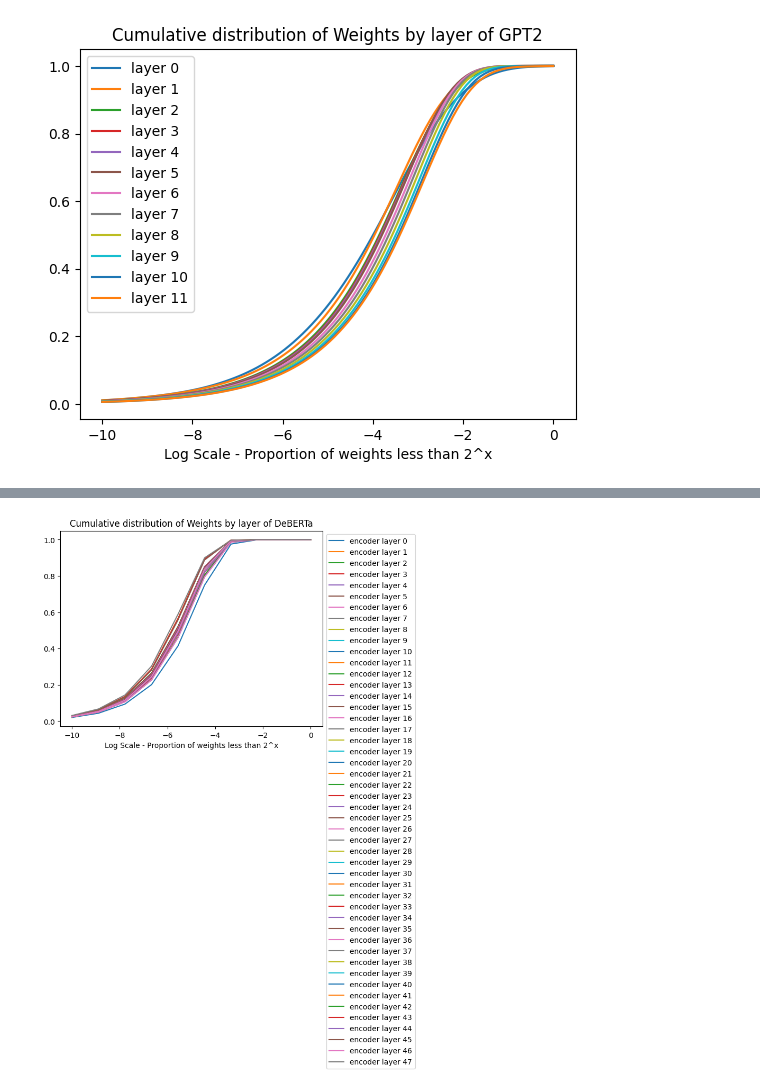
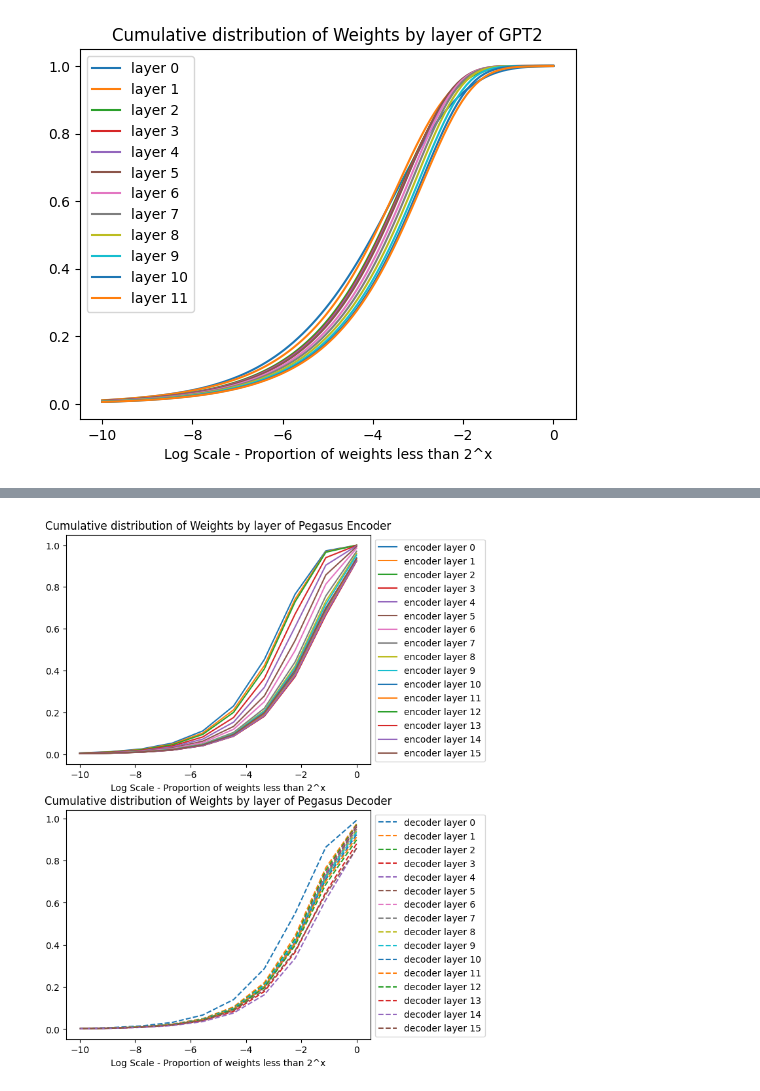
Before and after one commit to AK2000/llm-sparsification-alokvk2, a Jupyter notebook: src/Model Visualization.ipynb, the cells around one changed output, grey strips where cells are left out. Drawn from its saved outputs; the diff is of its cells as text; code cells hidden in the pictures.

Commit message:
Created figures for report

```diff
--- a/src/Model Visualization.ipynb
+++ b/src/Model Visualization.ipynb
@@ -51,5 +70,5 @@ plt.show()
 # %% [output]
 [figure]
 # %%
-from transformers import T5Model
-model = T5Model.from_pretrained("t5-large")
+from transformers import RobertaModel
+model = RobertaModel.from_pretrained("roberta-large")
@@ -118,4 +127,4 @@ plt.show()
 # %%
-from transformers import DebertaV2Model
-model = DebertaV2Model.from_pretrained('microsoft/deberta-v2-xxlarge')
+from transformers import PegasusModel
+model = PegasusModel.from_pretrained("google/pegasus-large")
 # %% [output]
@@ -140,9 +152,11 @@ plt.show()
 thresholds = np.linspace(0, -10, 2)
 counts = np.zeros_like(thresholds)
 for i in range(len(thresholds)):
-    counts[i] = torch.count_nonzero(torch.abs(parameters) < torch.power(2., thresholds[i]))
+    counts[i] = torch.count_nonzero(torch.abs(parameters) < np.power(2., thresholds[i]))
 
 proportion = counts/parameters.shape[0]
 plt.plot(thresholds, proportion)
-plt.title("Cumulative distribution of Weights in DeBERTAv2")
+plt.title("Cumulative distribution of Weights in Pegasus")
 plt.xlabel("Log Scale - Proportion of weights less than 2^x")
+plt.savefig("../results/figs/pegasus-wight-cdf.png")
+plt.show()
@@ -149,18 +165,37 @@ plt.xlabel("Log Scale - Proportion of weights less than 2^x")
 # %%
-for j, layer in enumerate(model.encoder.layer):
+plt.figure(figsize=(6,10))
+plt.subplot(2,1,1)
+for j, layer in enumerate(model.encoder.layers):
     thresholds = np.linspace(0, -10, 10)
     parameters = [p.flatten() for p in layer.parameters() if p.requires_grad]
     parameters = torch.cat(parameters)
     counts = np.zeros_like(thresholds)
     for i in range(len(thresholds)):
         counts[i] = torch.count_nonzero(torch.abs(parameters) < np.power(2., thresholds[i]))
 
     proportion = counts/parameters.shape[0]
     plt.plot(thresholds, proportion, label=f"encoder layer {j}")
 
-plt.title(f"Cumulative distribution of Weights by layer of DeBERTa")
+plt.title(f"Cumulative distribution of Weights by layer of Pegasus Encoder")
 plt.xlabel("Log Scale - Proportion of weights less than 2^x")
 plt.legend(bbox_to_anchor=(1,1), loc="upper left")
+
+plt.subplot(2,1,2)
+for j, layer in enumerate(model.decoder.layers):
+    thresholds = np.linspace(0, -10, 10)
+    parameters = [p.flatten() for p in layer.parameters() if p.requires_grad]
+    parameters = torch.cat(parameters)
+    counts = np.zeros_like(thresholds)
+    for i in range(len(thresholds)):
+        counts[i] = torch.count_nonzero(torch.abs(parameters) < np.power(2., thresholds[i]))
+
+    proportion = counts/parameters.shape[0]
+    plt.plot(thresholds, proportion, label=f"decoder layer {j}", linestyle="--")
+
+plt.title(f"Cumulative distribution of Weights by layer of Pegasus Decoder")
+plt.xlabel("Log Scale - Proportion of weights less than 2^x")
+plt.legend(bbox_to_anchor=(1,1), loc="upper left")
+plt.savefig("../results/figs/pegasus-layer-cdf.png")
 plt.show()
 # %% [output]
-[figure, old version]
+[figure, new version]
```
Also changed, not shown: parts of 16 cells of this notebook, 11 other files.
